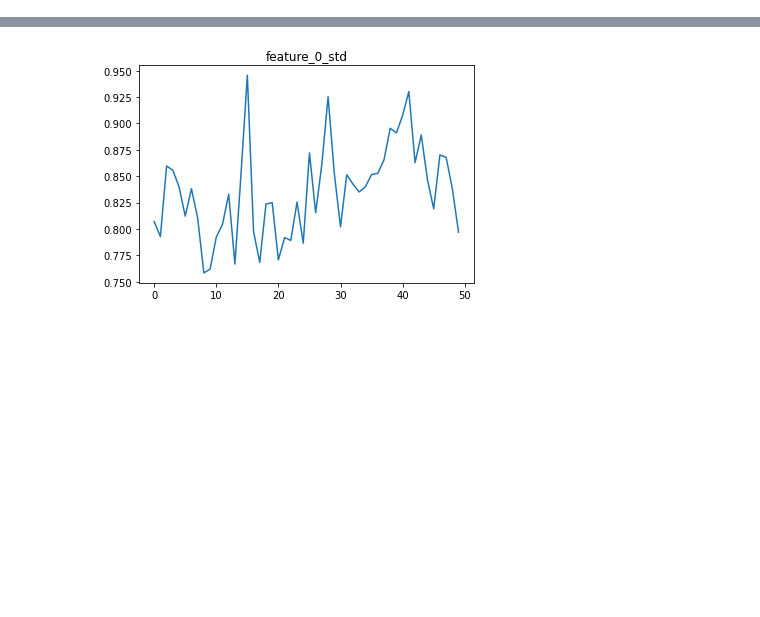
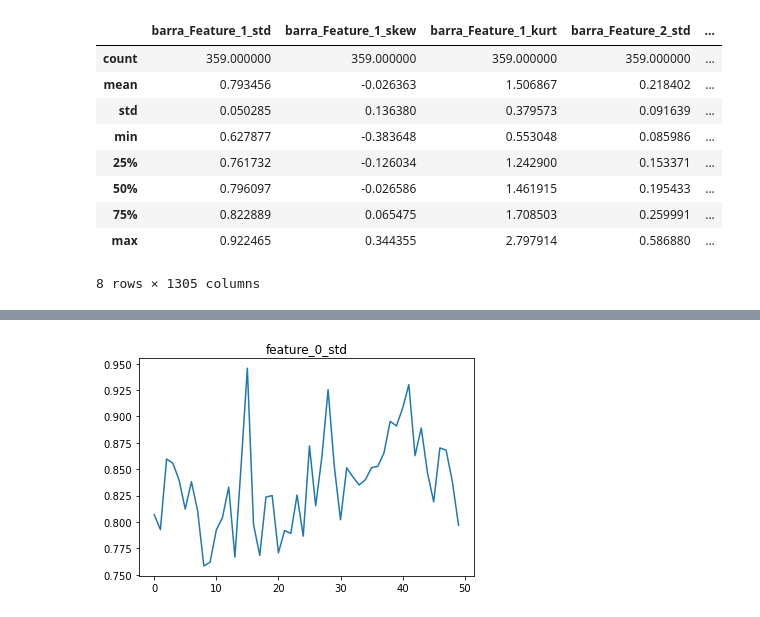
Before and after one commit to crunchdao/feature-engineering, a Jupyter notebook: src/outlier.ipynb, the cells around one changed output, grey strips where cells are left out. Cells and saved outputs as stored; diff of their text form; code cells hidden in the pictures; blank space fills up the shorter version.

```diff
--- a/src/outlier.ipynb
+++ b/src/outlier.ipynb
@@ -51,0 +43,13 @@ import matplotlib.pyplot as plt
+# %%
+df.describe()
+# %% [output]
+|  | barra_Feature_1_std | barra_Feature_1_skew | barra_Feature_1_kurt | barra_Feature_2_std | ... |
+| count | 359.000000 | 359.000000 | 359.000000 | 359.000000 | ... |
+| mean | 0.793456 | -0.026363 | 1.506867 | 0.218402 | ... |
+| std | 0.050285 | 0.136380 | 0.379573 | 0.091639 | ... |
+| min | 0.627877 | -0.383648 | 0.553048 | 0.085986 | ... |
+| 25% | 0.761732 | -0.126034 | 1.242900 | 0.153371 | ... |
+| 50% | 0.796097 | -0.026586 | 1.461915 | 0.195433 | ... |
+| 75% | 0.822889 | 0.065475 | 1.708503 | 0.259991 | ... |
+| max | 0.922465 | 0.344355 | 2.797914 | 0.586880 | ... |
+8 rows × 1305 columns
```
Also changed, not shown: parts of 16 cells of this notebook, 4 other files.
